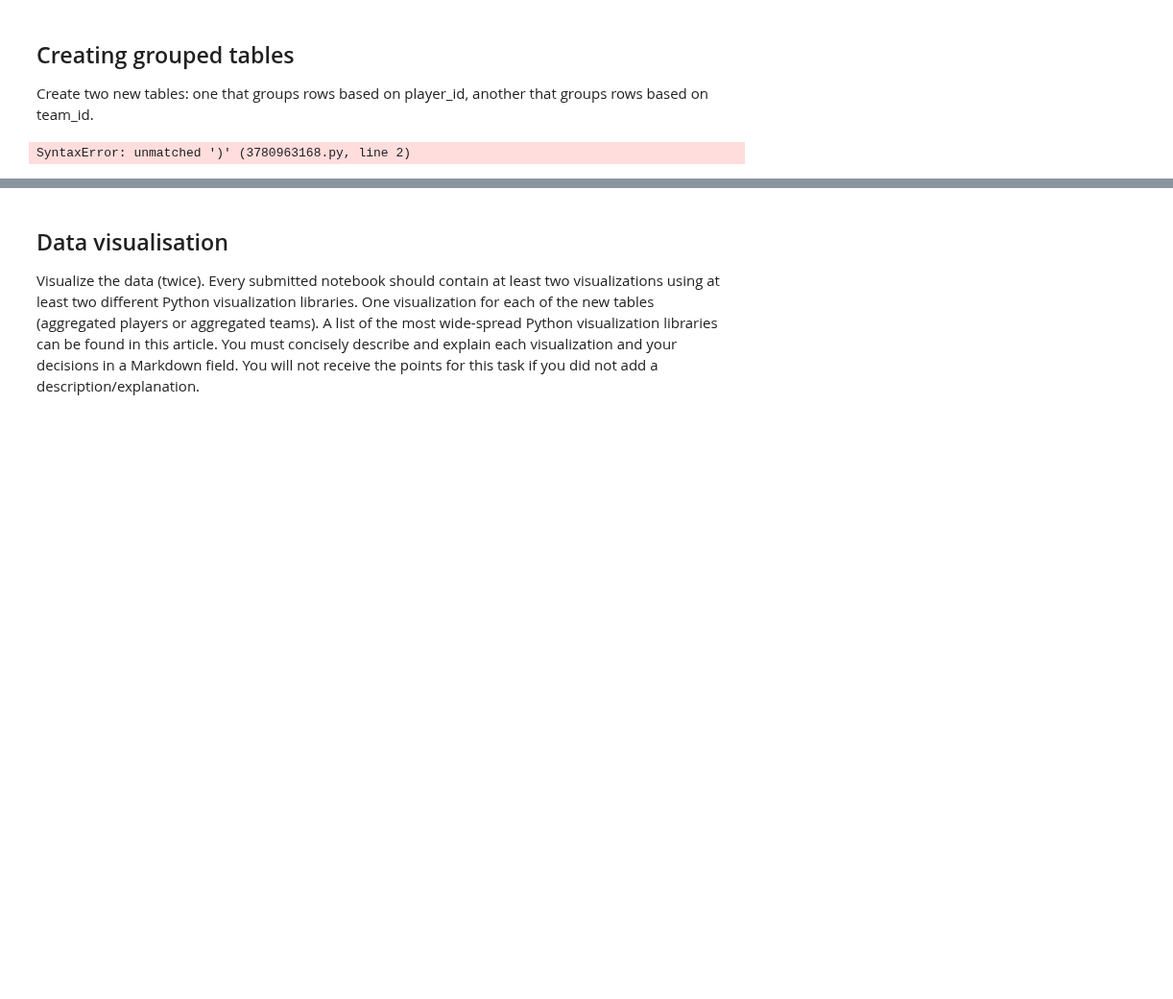
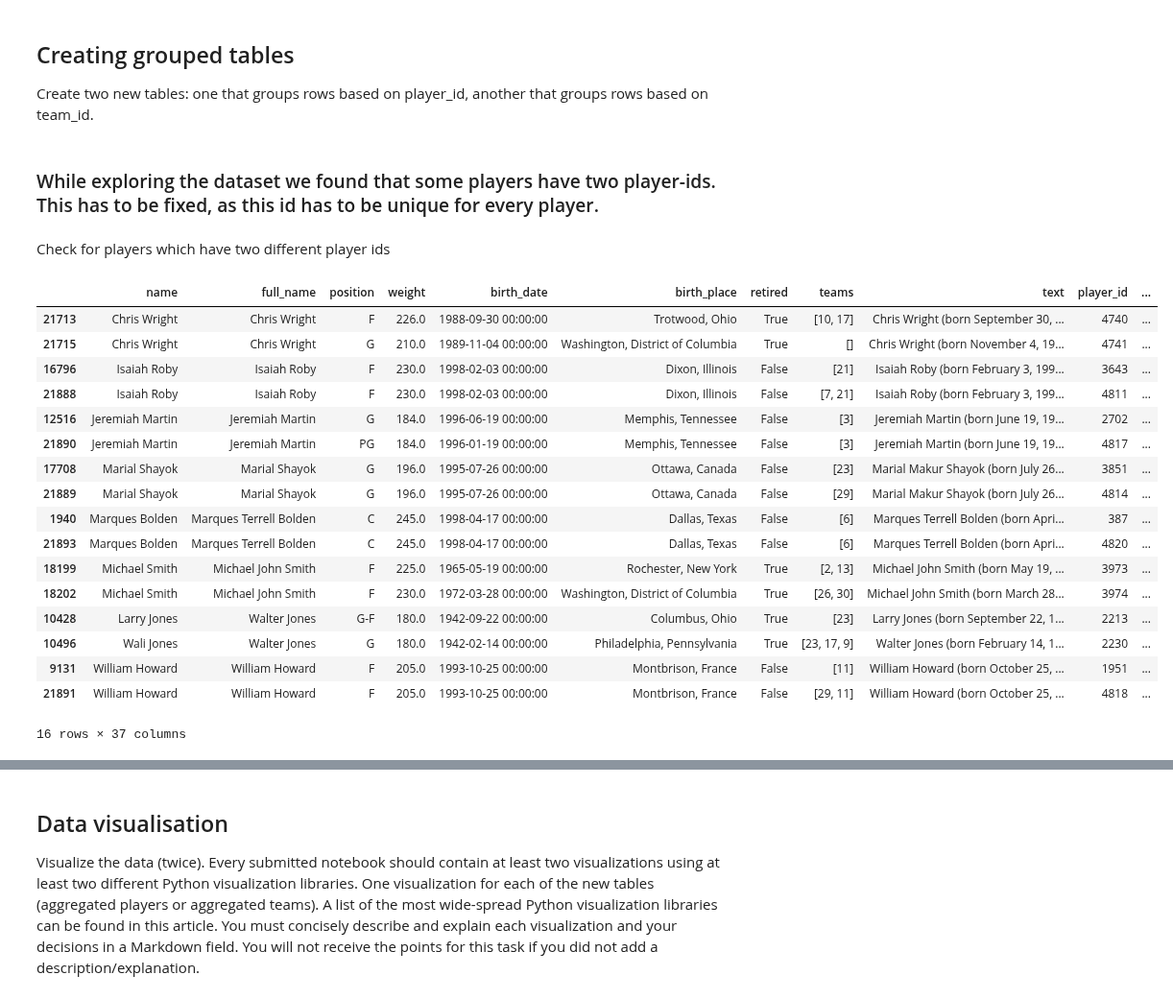
Before and after one commit to olesasha/InfoViz, a Jupyter notebook: Exercise1_Maximilian.ipynb, the cells around one changed output, grey strips where cells are left out. Shown at 96% size. Drawn from its saved outputs; the diff is of its cells as text; code cells hidden in the pictures; blank space fills up the shorter version.

```diff
--- a/Exercise1_Maximilian.ipynb
+++ b/Exercise1_Maximilian.ipynb
@@ -213,8 +224,15 @@ We will handle them separately.
 - **birth_date**: there is only one player with a missing birth_date, so we will fill his birth date manually.
 - **birth_place**: this attribute is hard to fill accurately since it is a very specific piece of categorical data. There are also 331 misisng values, so it is not feasible to input them manually. Since we want to use the birth_place data for the visualization we would like it to be as accurate as possible. We noticed a pattern in the biographical "text" column that the first mention of a state is normally either a birth state or a high school state, where their basketball career begins. We will therefore fill the columns based on the first mentioned USA state.
 # %%
-#create a dictionary {height: average weight}
-height_to_weight = df_merged[["height_inches", "weight"]].groupby('height_inches')['weight'].mean().to_dict()
-#fill the missing values in the weight column with the computed averages
-df_merged['weight'] = df_merged['weight'].fillna(df_merged['height_inches'].map(height_to_weight))
+# create a dictionary {height: average weight}
+height_to_weight = (
+    df_merged[["height_inches", "weight"]]
+    .groupby("height_inches")["weight"]
+    .mean()
+    .to_dict()
+)
+# fill the missing values in the weight column with the computed averages
+df_merged["weight"] = df_merged["weight"].fillna(
+    df_merged["height_inches"].map(height_to_weight)
+)
 # %%
@@ -264,9 +278,3 @@ Text(0.5, 1.0, 'Heatmap of nulls per column (columns with zero nulls excluded)')
 # %% [markdown]
 ## Creating grouped tables
 Create two new tables: one that groups rows based on player_id, another that groups rows based on team_id.
-# %%
-df_player_id = df_merged.groupby(["player_id", "name"]).agg({'A' : ['sum', 'min'],
-                                                             'B' : ['min', 'max']})).reset_index()
-df_player_id.head()
-# %% [output]
-SyntaxError: unmatched ')' (3780963168.py, line 2)
@@ -275,0 +281,40 @@ df_player_id.head()
+# %% [markdown]
+### While exploring the dataset we found that some players have two player-ids. This has to be fixed, as this id has to be unique for every player.
+# %% [markdown]
+Check for players which have two different player ids
+# %%
+def get_players_with_two_ids():
+    df_players_with_two_ids = df_merged.copy()
+    df_players_with_two_ids = df_players_with_two_ids.drop_duplicates(
+        subset=["player_id"]
+    )
+    array_player_names_with_two_ids = df_players_with_two_ids[
+        df_players_with_two_ids.duplicated(subset=["full_name"])
+    ]["full_name"].unique()
+    df_players_with_two_ids = df_players_with_two_ids[
+        df_players_with_two_ids["full_name"].isin(array_player_names_with_two_ids)
+    ].sort_values("full_name")
+    return df_players_with_two_ids
+
+
+df_players_with_two_ids = get_players_with_two_ids()
+df_players_with_two_ids
+# %% [output]
+|  | name | full_name | position | weight | birth_date | birth_place | retired | teams | text | player_id | ... |
+| 21713 | Chris Wright | Chris Wright | F | 226.0 | 1988-09-30 00:00:00 | Trotwood, Ohio | True | [10, 17] | Chris Wright (born September 30, ... | 4740 | ... |
+| 21715 | Chris Wright | Chris Wright | G | 210.0 | 1989-11-04 00:00:00 | Washington, District of Columbia | True | [] | Chris Wright (born November 4, 19... | 4741 | ... |
+| 16796 | Isaiah Roby | Isaiah Roby | F | 230.0 | 1998-02-03 00:00:00 | Dixon, Illinois | False | [21] | Isaiah Roby (born February 3, 199... | 3643 | ... |
+| 21888 | Isaiah Roby | Isaiah Roby | F | 230.0 | 1998-02-03 00:00:00 | Dixon, Illinois | False | [7, 21] | Isaiah Roby (born February 3, 199... | 4811 | ... |
+| 12516 | Jeremiah Martin | Jeremiah Martin | G | 184.0 | 1996-06-19 00:00:00 | Memphis, Tennessee | False | [3] | Jeremiah Martin (born June 19, 19... | 2702 | ... |
+| 21890 | Jeremiah Martin | Jeremiah Martin | PG | 184.0 | 1996-01-19 00:00:00 | Memphis, Tennessee | False | [3] | Jeremiah Martin (born June 19, 19... | 4817 | ... |
+| 17708 | Marial Shayok | Marial Shayok | G | 196.0 | 1995-07-26 00:00:00 | Ottawa, Canada | False | [23] | Marial Makur Shayok (born July 26... | 3851 | ... |
+| 21889 | Marial Shayok | Marial Shayok | G | 196.0 | 1995-07-26 00:00:00 | Ottawa, Canada | False | [29] | Marial Makur Shayok (born July 26... | 4814 | ... |
+| 1940 | Marques Bolden | Marques Terrell Bolden | C | 245.0 | 1998-04-17 00:00:00 | Dallas, Texas | False | [6] | Marques Terrell Bolden (born Apri... | 387 | ... |
+| 21893 | Marques Bolden | Marques Terrell Bolden | C | 245.0 | 1998-04-17 00:00:00 | Dallas, Texas | False | [6] | Marques Terrell Bolden (born Apri... | 4820 | ... |
+| 18199 | Michael Smith | Michael John Smith | F | 225.0 | 1965-05-19 00:00:00 | Rochester, New York | True | [2, 13] | Michael John Smith (born May 19, ... | 3973 | ... |
+| 18202 | Michael Smith | Michael John Smith | F | 230.0 | 1972-03-28 00:00:00 | Washington, District of Columbia | True | [26, 30] | Michael John Smith (born March 28... | 3974 | ... |
+| 10428 | Larry Jones | Walter Jones | G-F | 180.0 | 1942-09-22 00:00:00 | Columbus, Ohio | True | [23] | Larry Jones (born September 22, 1... | 2213 | ... |
+| 10496 | Wali Jones | Walter Jones | G | 180.0 | 1942-02-14 00:00:00 | Philadelphia, Pennsylvania | True | [23, 17, 9] | Walter Jones (born February 14, 1... | 2230 | ... |
+| 9131 | William Howard | William Howard | F | 205.0 | 1993-10-25 00:00:00 | Montbrison, France | False | [11] | William Howard (born October 25, ... | 1951 | ... |
+| 21891 | William Howard | William Howard | F | 205.0 | 1993-10-25 00:00:00 | Montbrison, France | False | [29, 11] | William Howard (born October 25, ... | 4818 | ... |
+16 rows × 37 columns
```
Also changed, not shown: parts of 37 cells of this notebook, 1 other file.
